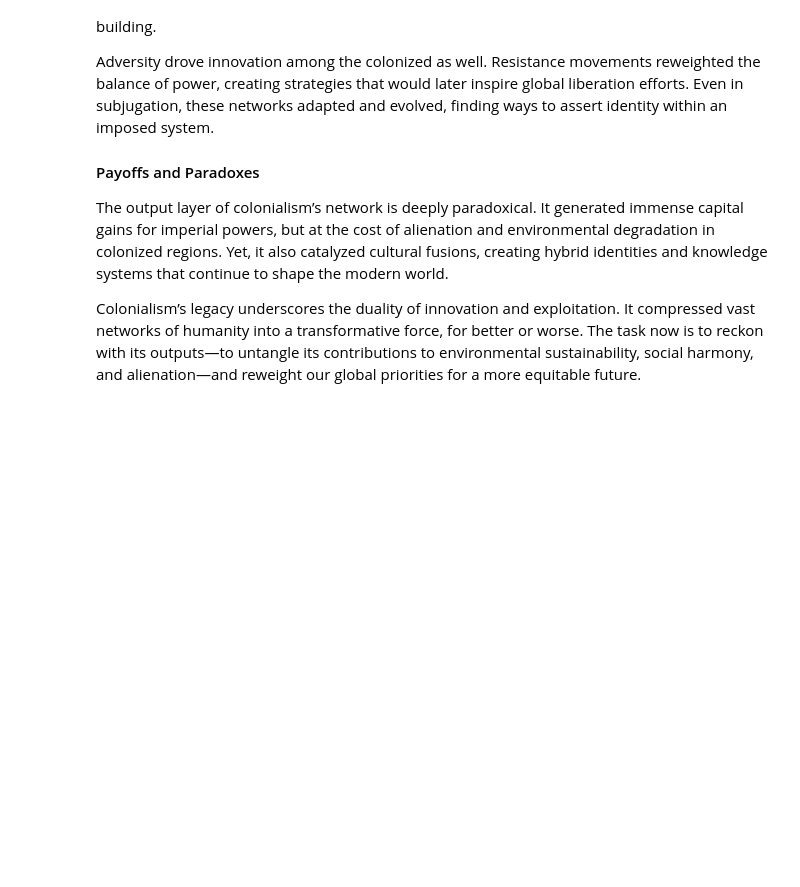
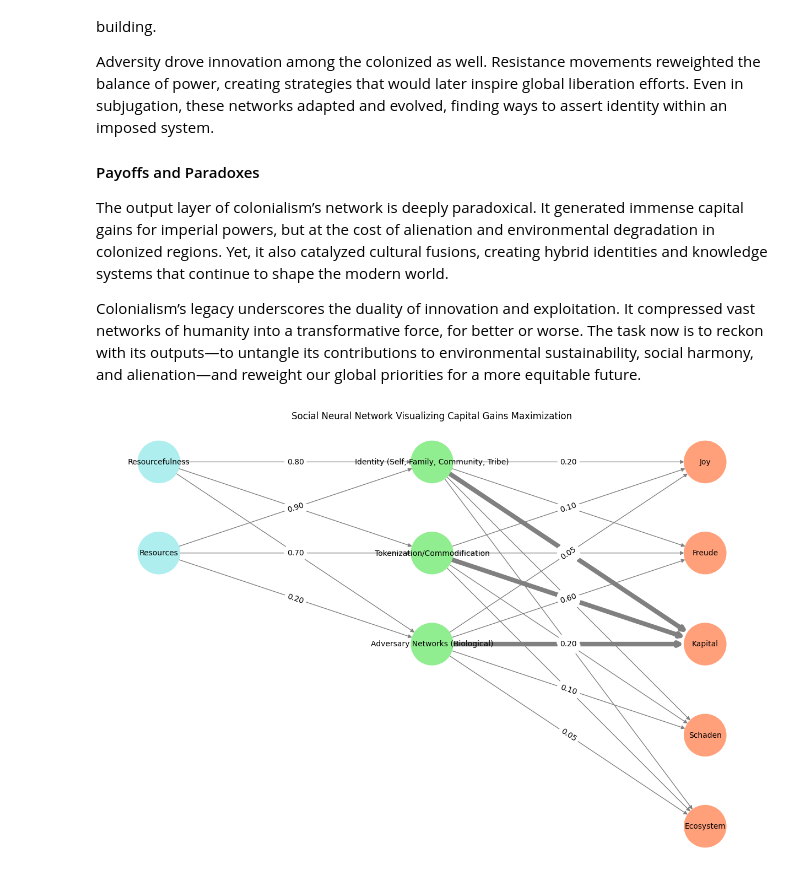
Before and after one commit to abikesa/jordanpeterson, a Jupyter notebook: kitabo/ensi/_build/jupyter_execute/act1/chapter2.ipynb, the cells around one changed output. Cells and saved outputs as stored; diff of their text form; code cells hidden in the pictures; blank space fills up the shorter version.

Commit message:
schadenfreude

```diff
--- a/kitabo/ensi/_build/jupyter_execute/act1/chapter2.ipynb
+++ b/kitabo/ensi/_build/jupyter_execute/act1/chapter2.ipynb
@@ -70,3 +70,87 @@ Adversity drove innovation among the colonized as well. Resistance movements rew
 The output layer of colonialism’s network is deeply paradoxical. It generated immense capital gains for imperial powers, but at the cost of alienation and environmental degradation in colonized regions. Yet, it also catalyzed cultural fusions, creating hybrid identities and knowledge systems that continue to shape the modern world.
 
 Colonialism’s legacy underscores the duality of innovation and exploitation. It compressed vast networks of humanity into a transformative force, for better or worse. The task now is to reckon with its outputs—to untangle its contributions to environmental sustainability, social harmony, and alienation—and reweight our global priorities for a more equitable future.
+# %%
+import numpy as np
+import matplotlib.pyplot as plt
+import networkx as nx
+
+# Define the neural network structure
+layers = {
+    'Input': ['Resourcefulness', 'Resources'],
+    'Hidden': [
+        'Identity (Self, Family, Community, Tribe)',
+        'Tokenization/Commodification',
+        'Adversary Networks (Biological)',
+
+    ],
+    'Output': ['Joy', 'Freude', 'Kapital', 'Schaden', 'Ecosystem']
+}
+
+# Adjacency matrix defining the weight connections
+weights = {
+    'Input-Hidden': np.array([[0.8, 0.4, 0.1], [0.9, 0.7, 0.2]]),
+    'Hidden-Output': np.array([
+        [0.2, 0.8, 0.1, 0.05, 0.2],
+        [0.1, 0.9, 0.05, 0.05, 0.1],
+        [0.05, 0.6, 0.2, 0.1, 0.05]
+    ])
+}
+
+# Visualizing the Neural Network
+def visualize_nn(layers, weights):
+    G = nx.DiGraph()
+    pos = {}
+    node_colors = []
+
+    # Add input layer nodes
+    for i, node in enumerate(layers['Input']):
+        G.add_node(node, layer=0)
+        pos[node] = (0, -i)
+        node_colors.append('paleturquoise')
+
+    # Add hidden layer nodes
+    for i, node in enumerate(layers['Hidden']):
+        G.add_node(node, layer=1)
+        pos[node] = (1, -i)
+        node_colors.append('lightgreen')
+
+    # Add output layer nodes
+    for i, node in enumerate(layers['Output']):
+        G.add_node(node, layer=2)
+        pos[node] = (2, -i)
+        node_colors.append('lightsalmon')
+
+    # Add edges based on weights
+    for i, in_node in enumerate(layers['Input']):
+        for j, hid_node in enumerate(layers['Hidden']):
+            G.add_edge(in_node, hid_node, weight=weights['Input-Hidden'][i, j])
+
+    for i, hid_node in enumerate(layers['Hidden']):
+        for j, out_node in enumerate(layers['Output']):
+            # Adjust thickness for specific edges
+            if hid_node == "Identity (Self, Family, Community, Tribe)" and out_node == "Kapital":
+                width = 6
+            elif hid_node == "Tokenization/Commodification" and out_node == "Kapital":
+                width = 6
+            elif hid_node == "Adversary Networks (Biological)" and out_node == "Kapital":
+                width = 6
+            else:
+                width = 1
+            G.add_edge(hid_node, out_node, weight=weights['Hidden-Output'][i, j], width=width)
+
+    # Draw the graph
+    plt.figure(figsize=(12, 8))
+    edge_labels = nx.get_edge_attributes(G, 'weight')
+    widths = [G[u][v]['width'] if 'width' in G[u][v] else 1 for u, v in G.edges()]
+    nx.draw(
+        G, pos, with_labels=True, node_color=node_colors, edge_color='gray',
+        node_size=3000, font_size=10, width=widths
+    )
+    nx.draw_networkx_edge_labels(G, pos, edge_labels={k: f'{v:.2f}' for k, v in edge_labels.items()})
+    plt.title("Social Neural Network Visualizing Capital Gains Maximization")
+    plt.show()
+
+visualize_nn(layers, weights)
+# %% [output]
+[figure, added]
```
Also changed, not shown: 6 other files.
